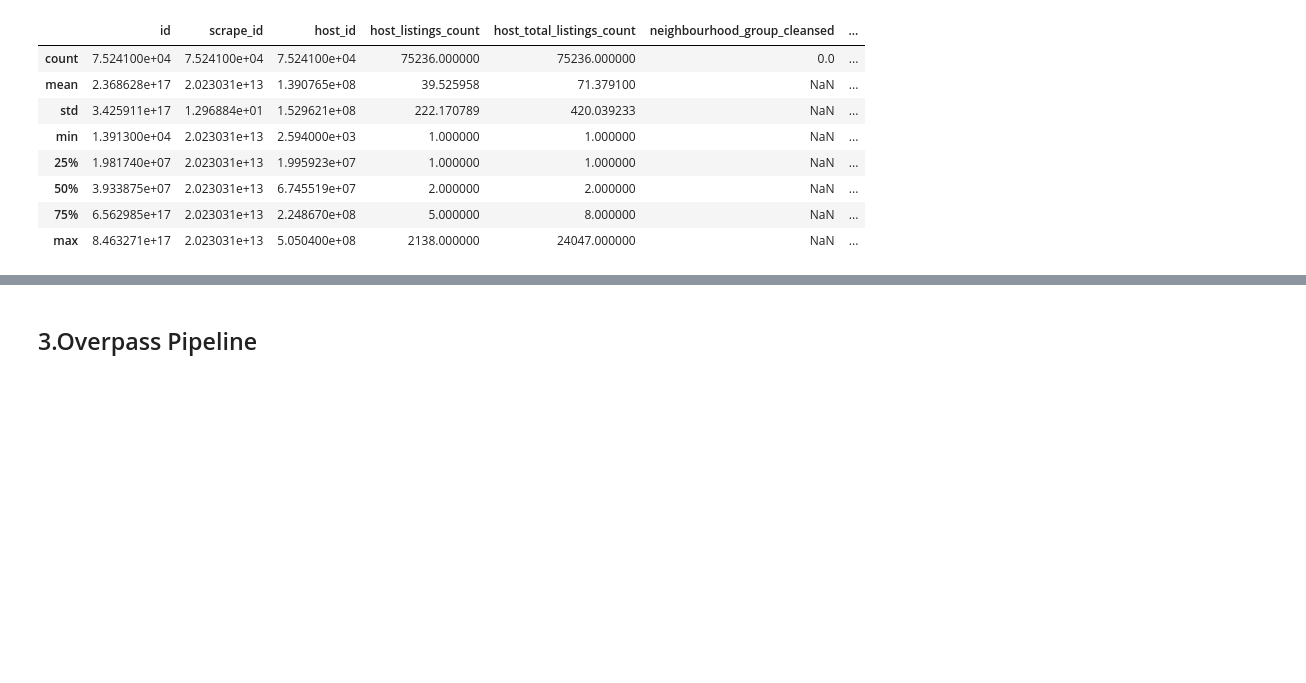
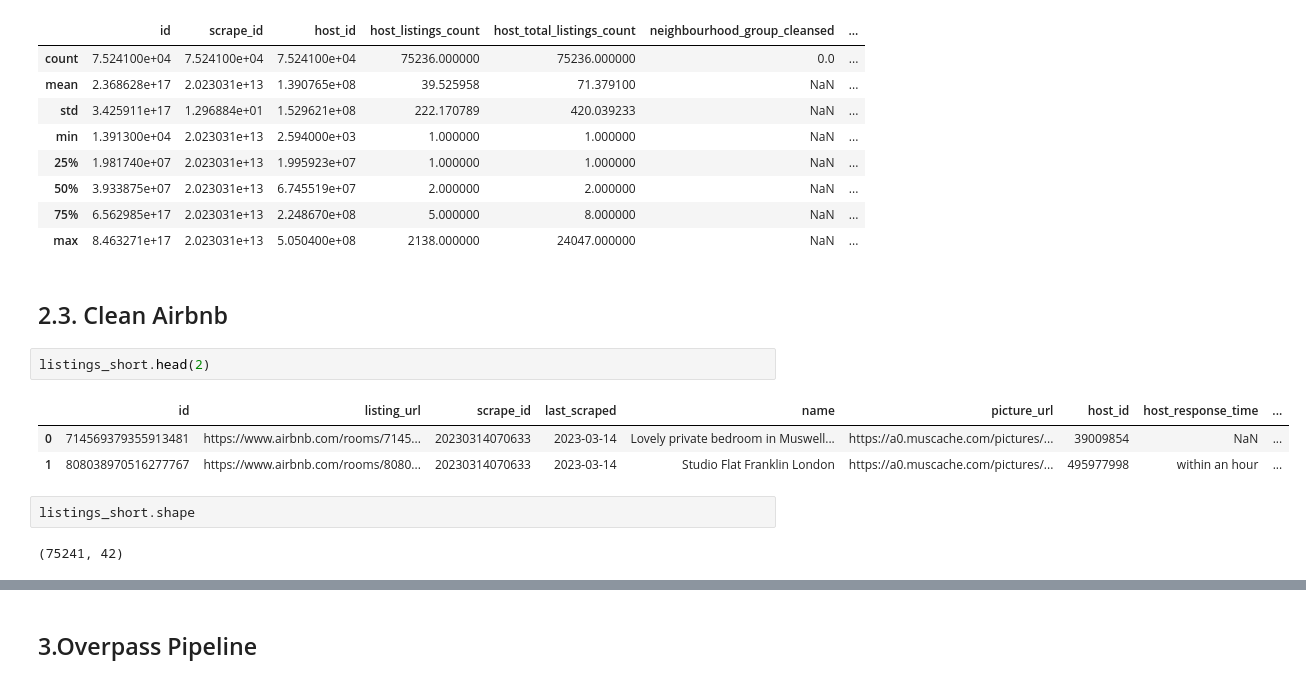
Before and after one commit to Jappler85/hh-23-1-airbnb, a Jupyter notebook: capstone_md_julian.ipynb, the cells around one changed output, grey strips where cells are left out. Drawn from its saved outputs; the diff is of its cells as text; blank space fills up the shorter version.

```diff
--- a/capstone_md_julian.ipynb
+++ b/capstone_md_julian.ipynb
@@ -127,3 +127,15 @@ listings_short.describe()
 | 50% | 3.933875e+07 | 2.023031e+13 | 6.745519e+07 | 2.000000 | 2.000000 | NaN | ... |
 | 75% | 6.562985e+17 | 2.023031e+13 | 2.248670e+08 | 5.000000 | 8.000000 | NaN | ... |
 | max | 8.463271e+17 | 2.023031e+13 | 5.050400e+08 | 2138.000000 | 24047.000000 | NaN | ... |
+# %% [markdown]
+## 2.3. Clean Airbnb
+# %%
+listings_short.head(2)
+# %% [output]
+|  | id | listing_url | scrape_id | last_scraped | name | picture_url | host_id | host_response_time | ... |
+| 0 | 714569379355913481 | https://www.airbnb.com/rooms/7145... | 20230314070633 | 2023-03-14 | Lovely private bedroom in Muswell... | https://a0.muscache.com/pictures/... | 39009854 | NaN | ... |
+| 1 | 808038970516277767 | https://www.airbnb.com/rooms/8080... | 20230314070633 | 2023-03-14 | Studio Flat Franklin London | https://a0.muscache.com/pictures/... | 495977998 | within an hour | ... |
+# %%
+listings_short.shape
+# %% [output]
+(75241, 42)
```
Also changed, not shown: parts of 18 cells of this notebook.
